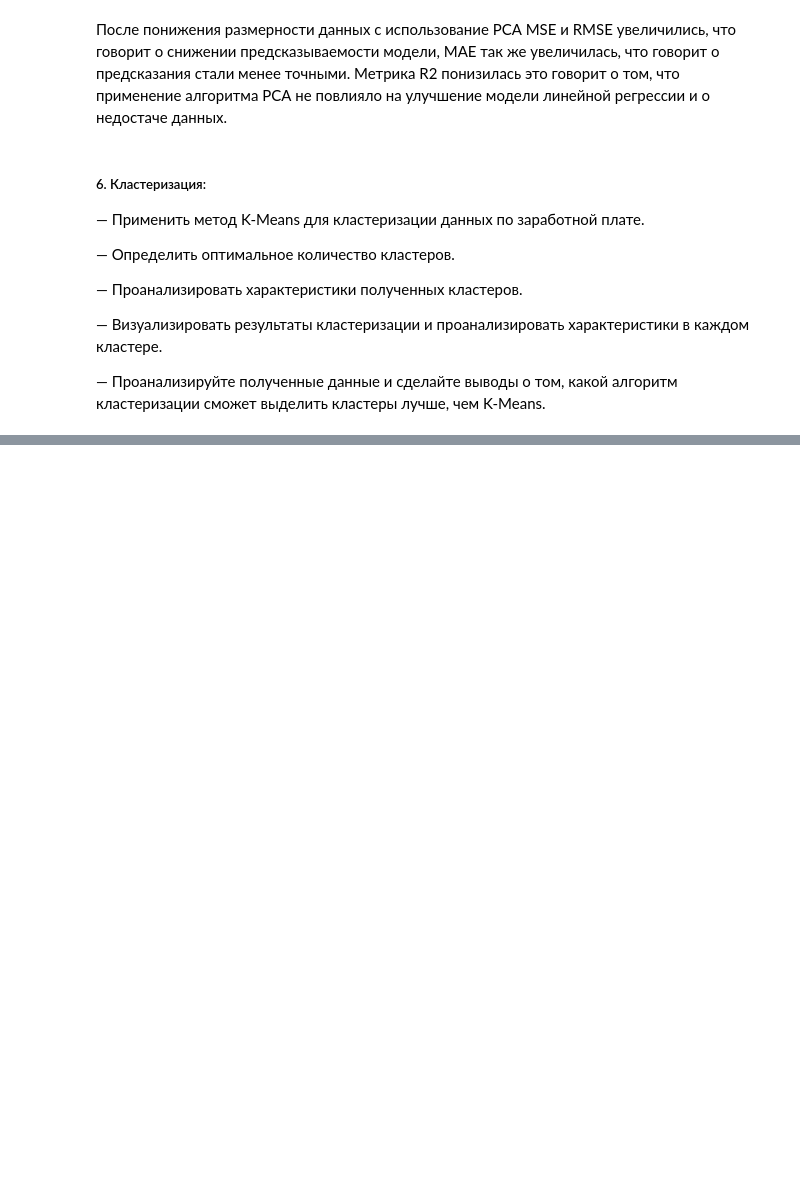
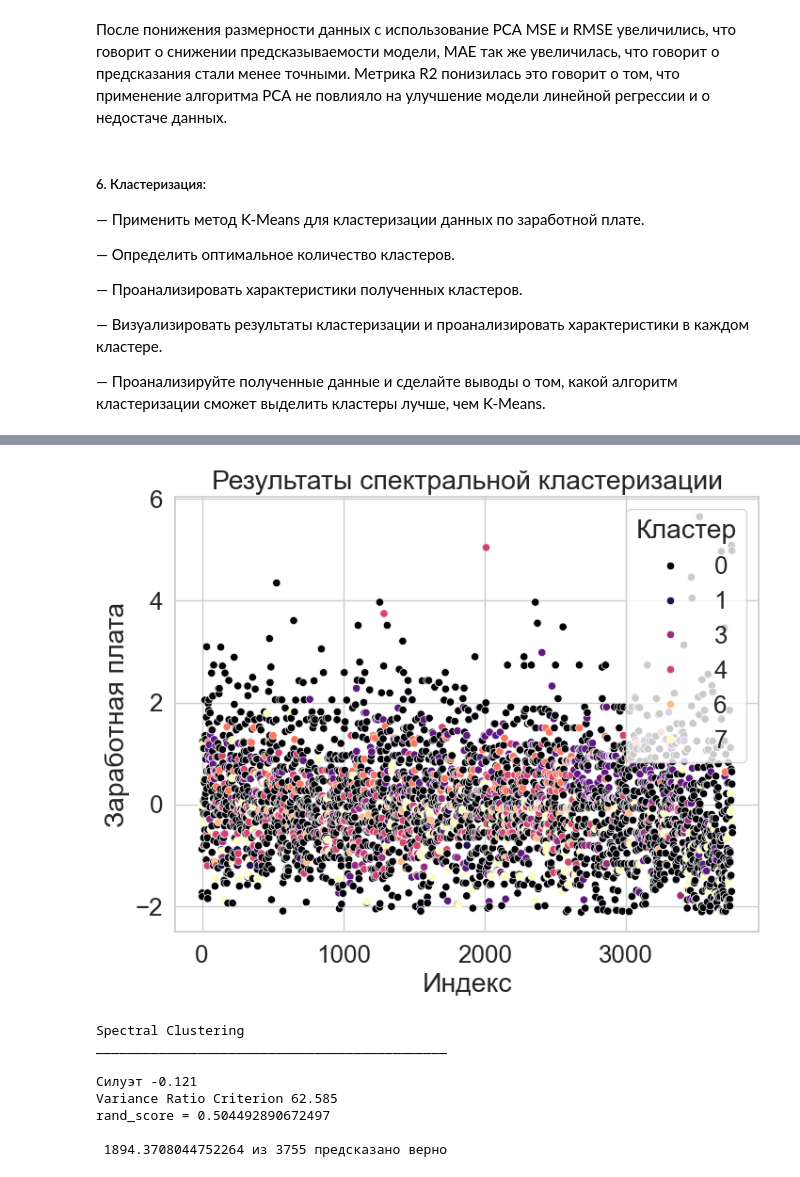
Before and after one commit to Ritorta/PythonDataBase, a Jupyter notebook: Work#10/Task_1.ipynb, the cells around one changed output, grey strips where cells are left out. Saved outputs shown, nothing was run; the diff lists cells and outputs as text; code cells hidden in the pictures; blank space fills up the shorter version.

```diff
--- a/Work#10/Task_1.ipynb
+++ b/Work#10/Task_1.ipynb
@@ -1357,0 +1449,36 @@ rand_score = 0.9535935392837963
+# %%
+# Применение спектральной кластеризации SpectralClustering
+spectral = SpectralClustering(n_clusters=optimal_k, affinity='nearest_neighbors', random_state=42)
+processed_df['spectral_cluster'] = spectral.fit_predict(X_scaled)
+
+# Визуализация результатов спектральной кластеризации
+plt.figure(figsize=(8, 6))
+sns.scatterplot(x=processed_df.index, y='adjusted_salary', hue='spectral_cluster', data=processed_df, palette='magma')
+plt.title('Результаты спектральной кластеризации')
+plt.xlabel('Индекс')
+plt.ylabel('Заработная плата')
+plt.legend(title='Кластер')
+plt.show()
+
+# Расчет коэффициента силуэта и критерия Калиньского-Харабаза для спектральной кластеризации
+silhouette_spectral = silhouette_score(X_scaled, processed_df['spectral_cluster'])
+chi_spectral = calinski_harabasz_score(X_scaled, processed_df['spectral_cluster'])
+
+print('Spectral Clustering')
+print('_' * 45 + '\n')
+print('Силуэт', round(silhouette_spectral, 3))
+print('Variance Ratio Criterion', round(chi_spectral, 3))
+
+# Rand Score для спектральной кластеризации
+rs_spectral = rand_score(processed_df['spectral_cluster'], y)
+print("rand_score = {} \n\n {} из 3755 предсказано верно \n".format(rs_spectral, rs_spectral * 3755))
+# %% [output]
+[figure, added]
+Spectral Clustering
+_____________________________________________
+
+Силуэт -0.121
+Variance Ratio Criterion 62.585
+rand_score = 0.504492890672497
+
+ 1894.3708044752264 из 3755 предсказано верно
```
Also changed, not shown: parts of 6 cells of this notebook.
